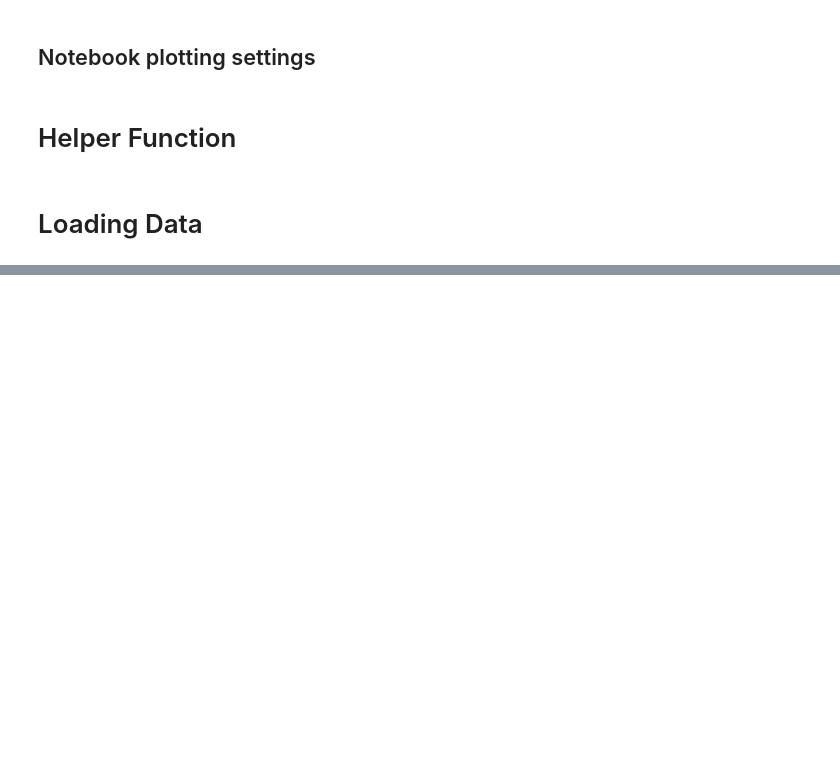
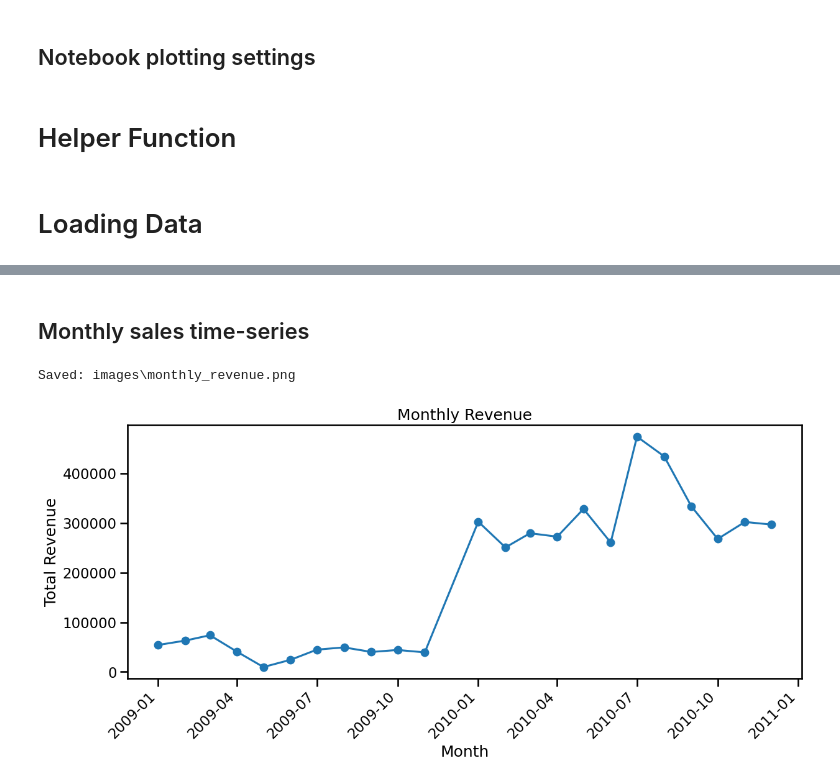
Before and after one commit to TheAzapto/ecommerce-sales-analysis, a Jupyter notebook: analysis.ipynb, the cells around one changed output, grey strips where cells are left out. Cells and saved outputs as stored; diff of their text form; code cells hidden in the pictures; blank space fills up the shorter version.

```diff
--- a/analysis.ipynb
+++ b/analysis.ipynb
@@ -52,0 +200,18 @@ df.head()
+# %% [markdown]
+## Monthly sales time-series
+# %%
+df.set_index('InvoiceDate', inplace=False)
+df_ts = df.copy()
+df_ts['InvoiceMonth'] = df_ts['InvoiceDate'].dt.to_period('M').dt.to_timestamp()
+monthly_sales = df_ts.groupby('InvoiceMonth')['TotalPrice'].sum().sort_index()
+fig, ax = plt.subplots(figsize=(14,6))
+monthly_sales.plot(ax=ax, marker='o')
+ax.set_title("Monthly Revenue")
+ax.set_ylabel("Total Revenue")
+ax.set_xlabel("Month")
+plt.xticks(rotation=45)
+save_fig(fig, 'monthly_revenue.png')
+plt.show()
+# %% [output]
+Saved: images\monthly_revenue.png
+[figure, added]
```
Also changed, not shown: parts of 29 cells of this notebook, 8 other files.
